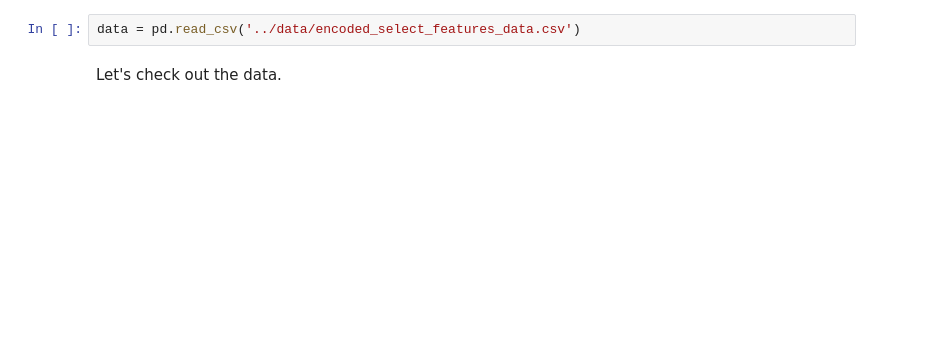
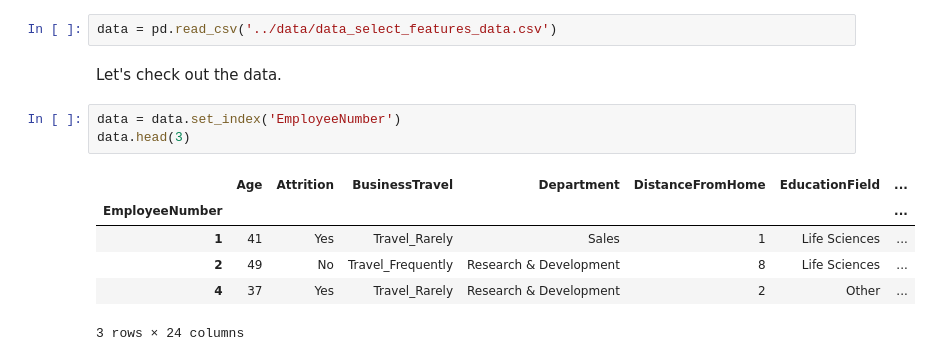
Before and after one commit to ixc9907/Springboard, a Jupyter notebook: IBM_Employee_Attrition/notebooks/preprocessing.ipynb, the cells around one changed output. Cells and saved outputs as stored; diff of their text form; blank space fills up the shorter version.

```diff
--- a/IBM_Employee_Attrition/notebooks/preprocessing.ipynb
+++ b/IBM_Employee_Attrition/notebooks/preprocessing.ipynb
@@ -3,4 +11,14 @@ import pandas as pd
 # %%
-data = pd.read_csv('../data/encoded_select_features_data.csv')
+data = pd.read_csv('../data/data_select_features_data.csv')
 # %% [markdown]
 Let's check out the data.
+# %%
+data = data.set_index('EmployeeNumber')
+data.head(3)
+# %% [output]
+|  | Age | Attrition | BusinessTravel | Department | DistanceFromHome | EducationField | ... |
+| EmployeeNumber |  |  |  |  |  |  | ... |
+| 1 | 41 | Yes | Travel_Rarely | Sales | 1 | Life Sciences | ... |
+| 2 | 49 | No | Travel_Frequently | Research & Development | 8 | Life Sciences | ... |
+| 4 | 37 | Yes | Travel_Rarely | Research & Development | 2 | Other | ... |
+3 rows × 24 columns
```
Also changed, not shown: parts of 44 cells of this notebook, 1 other file.
